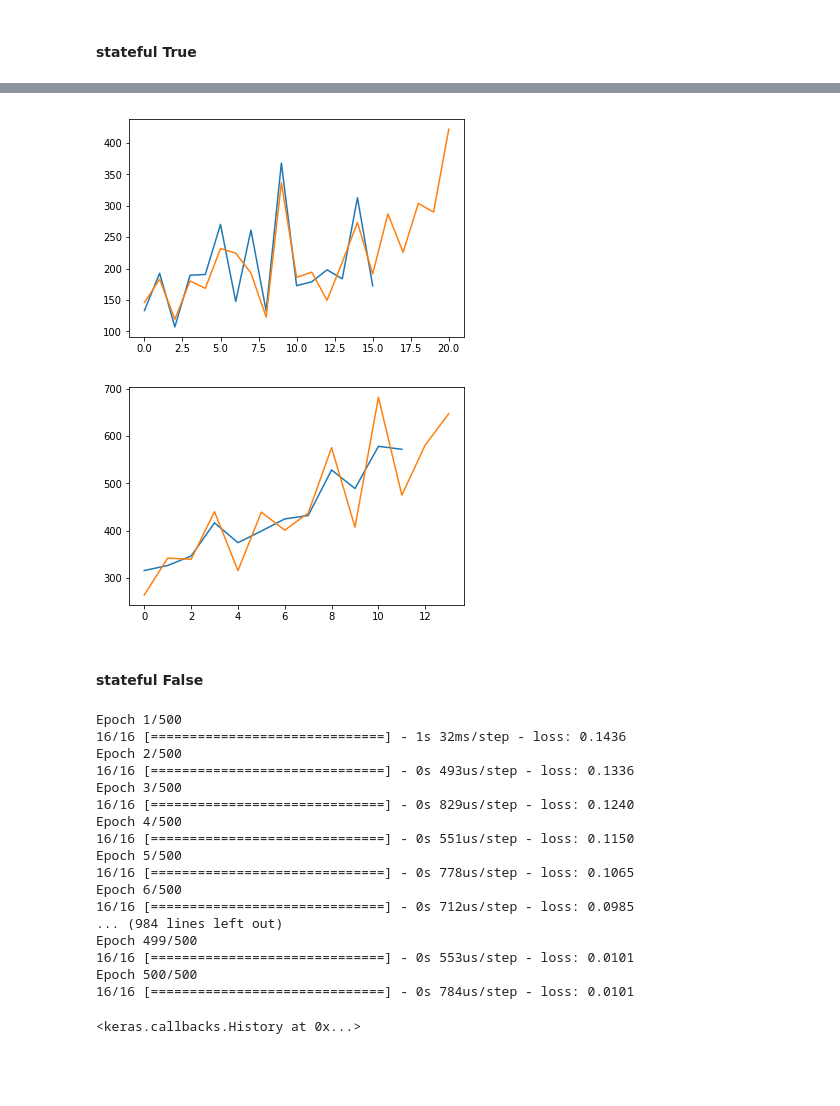
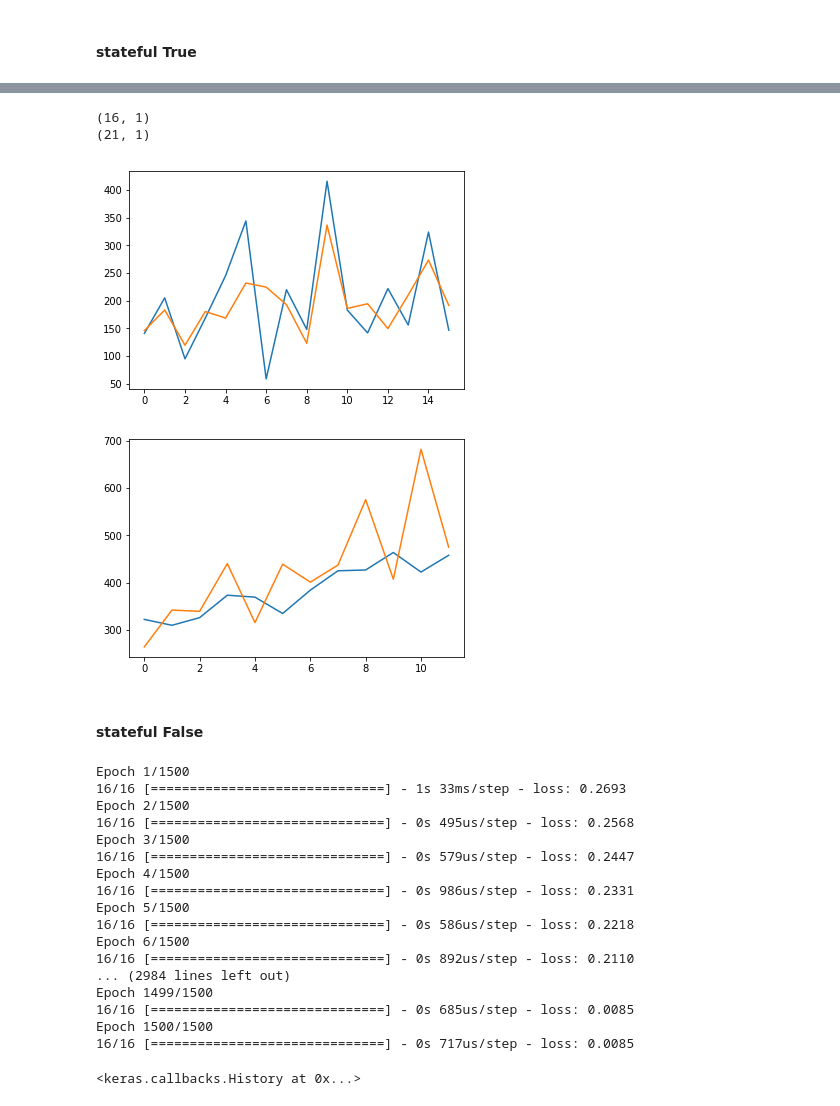
Before and after one commit to yoonkt200/tutorial-keras-deeplearning, a Jupyter notebook: 05-LSTM-keras/keras-lstm-series-tutorial.ipynb, the cells around one changed output, grey strips where cells are left out. Drawn from its saved outputs; the diff is of its cells as text; code cells hidden in the pictures; blank space fills up the shorter version.

```diff
--- a/05-LSTM-keras/keras-lstm-series-tutorial.ipynb
+++ b/05-LSTM-keras/keras-lstm-series-tutorial.ipynb
@@ -505,7 +507,7 @@ SVG(model_to_dot(model, show_shapes=True).create(prog='dot', format='svg'))
 # %% [markdown]
 #### stateful True
 # %%
-num_epochs = 500
+num_epochs = 1500
 batch_size=4
 
 # simple lstm network learning
@@ -552,13 +554,15 @@ def show_train_fit():
 # %%
 predictions = show_train_fit()
 predictions = np.array(predictions)
 predictions = predictions.reshape(predictions.shape[0], 1)
 
 plt.plot(predictions) # blue line
-plt.plot(origin_y_train) # yellow line
+plt.plot(origin_y_train[:predictions.shape[0]]) # yellow line
 plt.show()
 # %% [output]
+(16, 1)
+(21, 1)
-[figure, old version]
+[figure, new version]
 # %%
 def show_test_fit():
     output = model.predict(x_test_series, batch_size=batch_size)
@@ -576,14 +580,14 @@ predictions = np.array(predictions)
 predictions = predictions.reshape(predictions.shape[0], 1)
 
 plt.plot(predictions) # blue line
-plt.plot(origin_y_test) # yellow line
+plt.plot(origin_y_test[:predictions.shape[0]]) # yellow line
 plt.show()
 # %% [output]
-[figure, old version]
+[figure, new version]
 # %% [markdown]
 #### stateful False
 # %%
-num_epochs = 500
+num_epochs = 1500
 batch_size=4
 
 # simple lstm network learning
@@ -595,23 +599,23 @@ model.add(Dense(1)) # output = 1
 model.compile(loss='mean_squared_error', optimizer='adam')
 model.fit(x_train_series, y_train, epochs=num_epochs, batch_size=batch_size, verbose=1, shuffle=False)
 # %% [output]
-Epoch 1/500
-16/16 [==============================] - 1s 32ms/step - loss: 0.1436
-Epoch 2/500
-16/16 [==============================] - 0s 493us/step - loss: 0.1336
-Epoch 3/500
-16/16 [==============================] - 0s 829us/step - loss: 0.1240
-Epoch 4/500
-16/16 [==============================] - 0s 551us/step - loss: 0.1150
-Epoch 5/500
-16/16 [==============================] - 0s 778us/step - loss: 0.1065
-Epoch 6/500
-16/16 [==============================] - 0s 712us/step - loss: 0.0985
-... (984 lines left out)
-Epoch 499/500
-16/16 [==============================] - 0s 553us/step - loss: 0.0101
-Epoch 500/500
-16/16 [==============================] - 0s 784us/step - loss: 0.0101
+Epoch 1/1500
+16/16 [==============================] - 1s 33ms/step - loss: 0.2693
+Epoch 2/1500
+16/16 [==============================] - 0s 495us/step - loss: 0.2568
+Epoch 3/1500
+16/16 [==============================] - 0s 579us/step - loss: 0.2447
+Epoch 4/1500
+16/16 [==============================] - 0s 986us/step - loss: 0.2331
+Epoch 5/1500
+16/16 [==============================] - 0s 586us/step - loss: 0.2218
+Epoch 6/1500
+16/16 [==============================] - 0s 892us/step - loss: 0.2110
+... (2984 lines left out)
+Epoch 1499/1500
+16/16 [==============================] - 0s 685us/step - loss: 0.0085
+Epoch 1500/1500
+16/16 [==============================] - 0s 717us/step - loss: 0.0085
 <keras.callbacks.History at 0x...>
 # %%
 predictions = show_train_fit()
```
Also changed, not shown: parts of 4 cells of this notebook, 1 other file.
